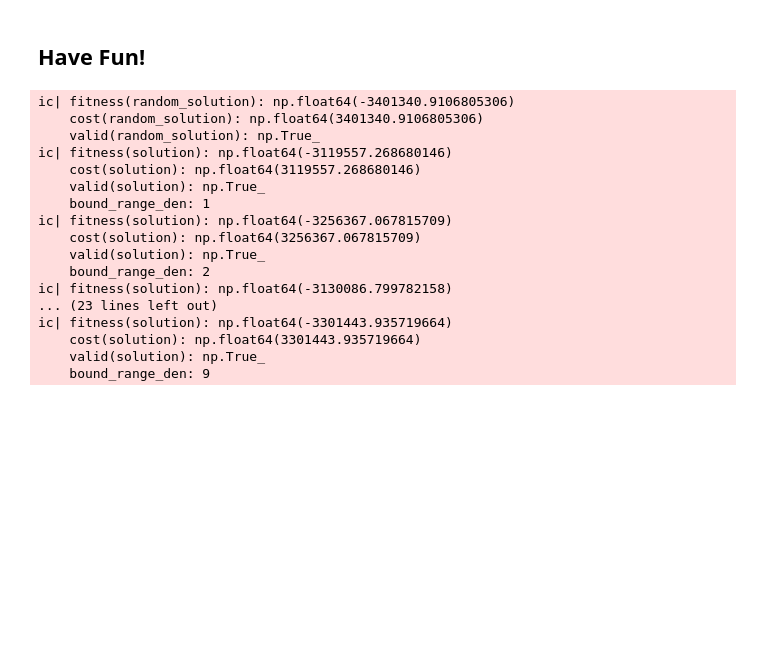
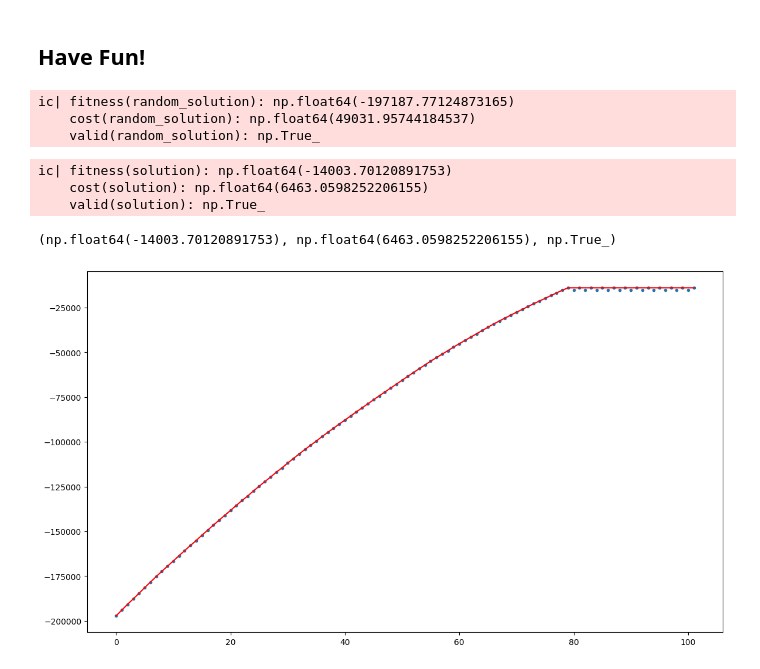
Before and after one commit to CodeClimberNT/CI2024_lab1, a Jupyter notebook: set-cover.ipynb, the cells around one changed output. Drawn from its saved outputs; the diff is of its cells as text; code cells hidden in the pictures; blank space fills up the shorter version.

Commit message:
Added parameter fine tuning new fitness function to consider number of sets and redundancy of value TODO finish the lab with more comments

```diff
--- a/set-cover.ipynb
+++ b/set-cover.ipynb
@@ -15,8 +19,8 @@ from icecream import ic
 
 If you want to get reproducible results, use `rng` (and restart the kernel); for non-reproducible ones, use `np.random`.
 # %%
-UNIVERSE_SIZE = 10_000
-NUM_SETS = 1_000
+UNIVERSE_SIZE = 1_000
+NUM_SETS = 200
 
 DENSITY = 0.3
 
@@ -78,26 +95,49 @@ def solve(solution: NDArray[np.bool], num_steps: int = 50_000, bound_range_den:
+# %%
+def fit(
+    solution: NDArray[np.bool],
+    steps: int = 200,
+    penalty: dict[str, float] = {
+        "redundancy": 1.5,
+        "set_count": 10.0,
+    },
+    plot: bool = False,
+) -> NDArray[np.bool]:
+    history: list[np.float64] = [fitness(solution)]
+    new_solution: NDArray[np.bool] = mutate(solution, penalty)
+    history.append(fitness(new_solution))
+    # Copied from here
+    # https://github.com/squillero/computational-intelligence/blob/master/2024-25/multiple-knapsack.ipynb
+    for _ in tqdm(range(steps)):
+        new_solution = mutate(new_solution, penalty)
+        history.append(fitness(new_solution))
+
+    if plot:
+        plt.figure(figsize=(14, 8))
+        plt.plot(
+            range(len(history)),
+            list(accumulate(history, max)),  # type: ignore
+            color="red",
+        )
+        plt.scatter(range(len(history)), history, marker=".")
+    return new_solution
 # %%
 # Starting with a random solution with random 50% of the sets
-random_solution: NDArray[np.bool] = rng.random(NUM_SETS) < .5
+random_solution: NDArray[np.bool] = rng.random(NUM_SETS) < 0.5
 ic(fitness(random_solution), cost(random_solution), valid(random_solution))
 
-for bound_range_den in range(1, 10):
-    solution: NDArray[np.bool] = solve(random_solution, 500, bound_range_den)
-    ic(fitness(solution), cost(solution), valid(solution), bound_range_den)
+penalty: dict[str, float] = {
+    "redundancy": 5.26,
+    "set_count": 0.0,
+}
+
+solution: NDArray[np.bool] = fit(random_solution, steps=100, penalty=penalty, plot=True)
+ic(fitness(solution), cost(solution), valid(solution))
 # %% [output]
-ic| fitness(random_solution): np.float64(-3401340.9106805306)
-    cost(random_solution): np.float64(3401340.9106805306)
+ic| fitness(random_solution): np.float64(-197187.77124873165)
+    cost(random_solution): np.float64(49031.95744184537)
     valid(random_solution): np.True_
-ic| fitness(solution): np.float64(-3119557.268680146)
-    cost(solution): np.float64(3119557.268680146)
-    valid(solution): np.True_
-    bound_range_den: 1
-ic| fitness(solution): np.float64(-3256367.067815709)
-    cost(solution): np.float64(3256367.067815709)
-    valid(solution): np.True_
-    bound_range_den: 2
-ic| fitness(solution): np.float64(-3130086.799782158)
-... (23 lines left out)
-ic| fitness(solution): np.float64(-3301443.935719664)
-    cost(solution): np.float64(3301443.935719664)
-    valid(solution): np.True_
-    bound_range_den: 9
+ic| fitness(solution): np.float64(-14003.70120891753)
+    cost(solution): np.float64(6463.0598252206155)
+    valid(solution): np.True_
+(np.float64(-14003.70120891753), np.float64(6463.0598252206155), np.True_)
+[figure, added]
```
Also changed, not shown: parts of 8 cells of this notebook.
